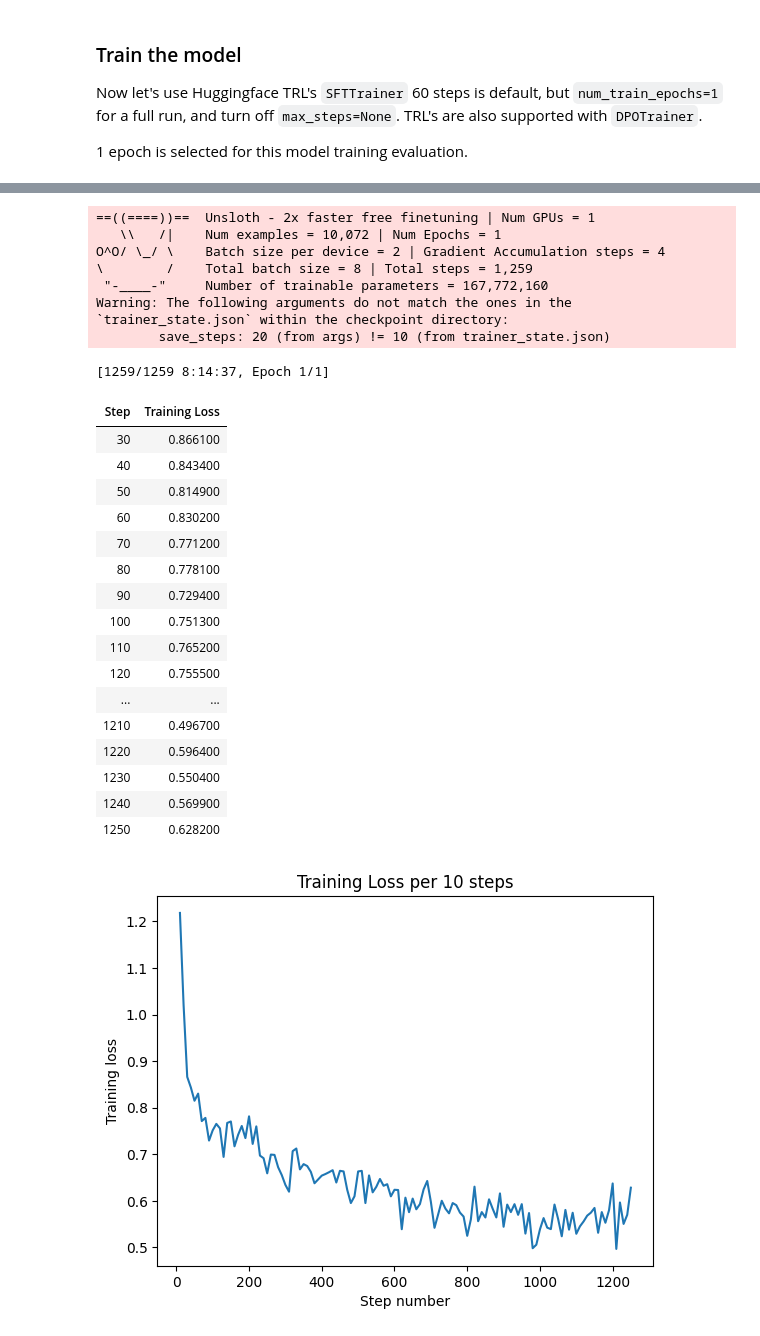
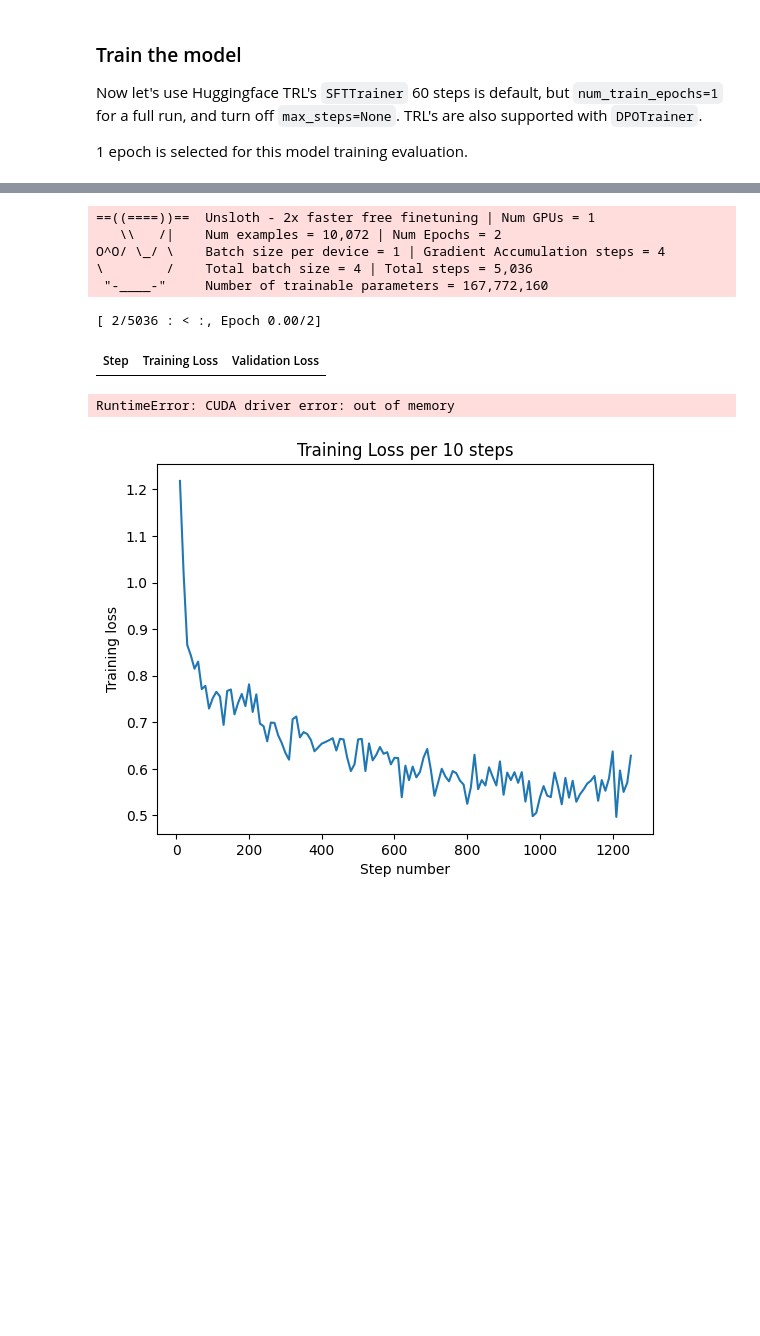
Before and after one commit to rafaeljosem/MNA-ProyectoIntegrador_EQ10, a Jupyter notebook: Avance-8/Avance8_Equipo10_PEFT_&_Inst_Fine_Tune_Mistral.ipynb, the cells around one changed output, grey strips where cells are left out. Drawn from its saved outputs; the diff is of its cells as text; code cells hidden in the pictures; blank space fills up the shorter version.

Commit message:
validation loss (WIP)

```diff
--- a/Avance-8/Avance8_Equipo10_PEFT_&_Inst_Fine_Tune_Mistral.ipynb
+++ b/Avance-8/Avance8_Equipo10_PEFT_&_Inst_Fine_Tune_Mistral.ipynb
@@ -141,6 +214,7 @@ from datasets import load_dataset
 
 dataset = load_dataset("JonathanGarza/legal-mx-instruction-dataset-0-6-inst-ft-prompts")
 train_dataset = dataset['train']
+validation_test_dataset = dataset['test'].train_test_split(test_size=0.5)
 # %% [markdown]
 Sanity check to make sure maximum number of tokens is not higher than maximum sequence length
 # %%
@@ -181,22 +255,25 @@ trainer = SFTTrainer(
     model = model,
     tokenizer = tokenizer,
     train_dataset = train_dataset,
+    eval_dataset=validation_test_dataset['train'],
     dataset_text_field = "text",
     max_seq_length = max_seq_length,
+    callbacks=[PlotLossesCallback()],
     dataset_num_proc = 2,
     packing = False, # Can make training 5x faster for short sequences.
     args = TrainingArguments(
-        num_train_epochs = 1,
-        per_device_train_batch_size = 2,
+        num_train_epochs = 2,
+        per_device_train_batch_size = 1,
+        eval_strategy='steps',
         gradient_accumulation_steps = 4,
         save_steps = 20,
         save_total_limit =3,
         warmup_steps = 20,
-        #max_steps = 60,
+        #max_steps = 1,
         learning_rate = 2e-5,
         fp16 = not is_bfloat16_supported(),
         bf16 = is_bfloat16_supported(),
-        logging_steps = 10,
+        logging_steps = 1,
         optim = "adamw_8bit",
         weight_decay = 0.01,
         lr_scheduler_type = "linear",
@@ -221,33 +296,16 @@ GPU = Tesla T4. Max memory = 15.575 GB.
 model_base = model
 # %%
 #Train the model
-trainer_stats = trainer.train(resume_from_checkpoint = True)
+trainer_stats = trainer.train()
 # %% [output]
 ==((====))==  Unsloth - 2x faster free finetuning | Num GPUs = 1
-   \\   /|    Num examples = 10,072 | Num Epochs = 1
-O^O/ \_/ \    Batch size per device = 2 | Gradient Accumulation steps = 4
-\        /    Total batch size = 8 | Total steps = 1,259
+   \\   /|    Num examples = 10,072 | Num Epochs = 2
+O^O/ \_/ \    Batch size per device = 1 | Gradient Accumulation steps = 4
+\        /    Total batch size = 4 | Total steps = 5,036
  "-____-"     Number of trainable parameters = 167,772,160
-Warning: The following arguments do not match the ones in the `trainer_state.json` within the checkpoint directory:
-        save_steps: 20 (from args) != 10 (from trainer_state.json)
-[1259/1259 8:14:37, Epoch 1/1]
+[ 2/5036 : < :, Epoch 0.00/2]
-| Step | Training Loss |
-| 30 | 0.866100 |
-| 40 | 0.843400 |
-| 50 | 0.814900 |
-| 60 | 0.830200 |
-| 70 | 0.771200 |
-| 80 | 0.778100 |
-| 90 | 0.729400 |
-| 100 | 0.751300 |
-| 110 | 0.765200 |
-| 120 | 0.755500 |
-| ... | ... |
-| 1210 | 0.496700 |
-| 1220 | 0.596400 |
-| 1230 | 0.550400 |
-| 1240 | 0.569900 |
-| 1250 | 0.628200 |
+| Step | Training Loss | Validation Loss |
+RuntimeError: CUDA driver error: out of memory
 # %%
 plot_training_loss('./outputs/training_loss_mistral_step1.json')
 # %% [output]
```
Also changed, not shown: parts of 8 cells of this notebook.
